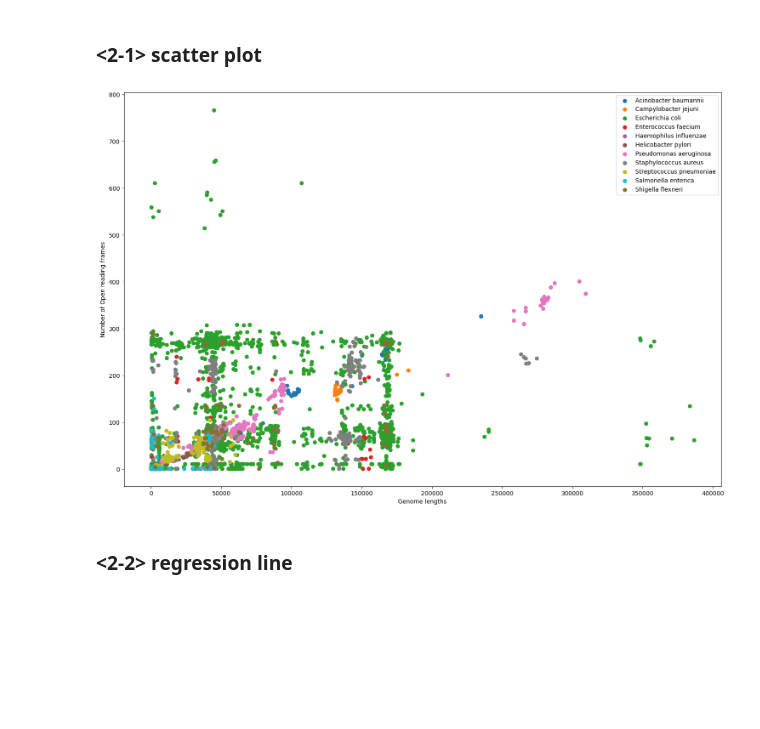
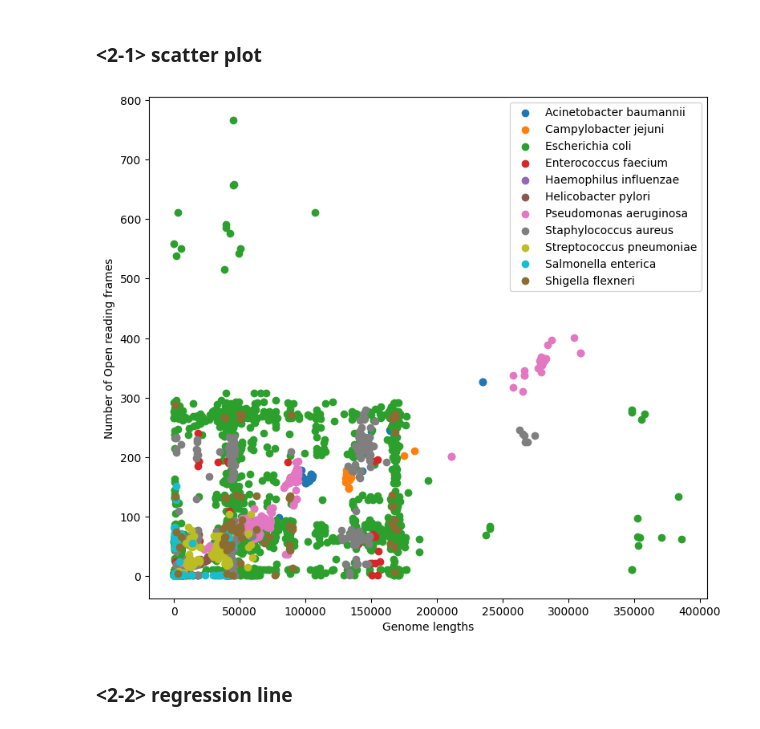
Before and after one commit to hshimlab/phage_protein, a Jupyter notebook: phage_figures/Scatterplot.ipynb, the cells around one changed output. Drawn from its saved outputs; the diff is of its cells as text; code cells hidden in the pictures; blank space fills up the shorter version.

Commit message:
figures added

```diff
--- a/phage_figures/Scatterplot.ipynb
+++ b/phage_figures/Scatterplot.ipynb
@@ -151,14 +151,14 @@ plt.show()
 # %% [markdown]
 ### <2-1> scatter plot
 # %%
-## Acinobacter baumannii
-csv_Acinobacter_baumannii = "D:\Bacteriophage\ESKAPE\Regression curve\ESKAPE_Acinobacter baumannii.csv"
-df_Acinobacter_baumannii = pd.read_csv(csv_Acinobacter_baumannii)
-df_Acinobacter_baumannii.replace(0, float('nan'), inplace=True)
+## Acinetobacter baumannii
+csv_Acinetobacter_baumannii = "D:\Bacteriophage\ESKAPE\Regression curve\ESKAPE_Acinetobacter baumannii.csv"
+df_Acinetobacter_baumannii = pd.read_csv(csv_Acinetobacter_baumannii)
+df_Acinetobacter_baumannii.replace(0, float('nan'), inplace=True)
 
-phage_IDs_Acinobacter_baumannii = df_Acinobacter_baumannii['phage ID']
-Number_of_ORF_Acinobacter_baumannii = df_Acinobacter_baumannii['Number of ORF']
-Genome_lengths_Acinobacter_baumannii = df_Acinobacter_baumannii['Genome lengths']
+phage_IDs_Acinetobacter_baumannii = df_Acinetobacter_baumannii['phage ID']
+Number_of_ORF_Acinetobacter_baumannii = df_Acinetobacter_baumannii['Number of ORF']
+Genome_lengths_Acinetobacter_baumannii = df_Acinetobacter_baumannii['Genome lengths']
 
 ## Campylobacter jejuni
 csv_Campylobacter_jejuni = "D:\Bacteriophage\ESKAPE\Regression curve\ESKPAE_Campylobacter jejuni.csv"
@@ -250,30 +250,30 @@ phage_IDs_Shigella_flexneri = df_Shigella_flexneri['phage ID']
 Number_of_ORF_Shigella_flexneri = df_Shigella_flexneri['Number of ORF']
 Genome_lengths_Shigella_flexneri = df_Shigella_flexneri['Genome lengths']
 # %%
-plt.figure(figsize=(15, 10))
+plt.figure(figsize=(8, 7))
 
-plt.scatter(Genome_lengths_Acinobacter_baumannii, Number_of_ORF_Acinobacter_baumannii, label='Acinobacter baumannii', c='#1f77b4')
+plt.scatter(Genome_lengths_Acinetobacter_baumannii, Number_of_ORF_Acinetobacter_baumannii, label='Acinetobacter baumannii', c='#1f77b4')
 plt.scatter(Genome_lengths_Campylobacter_jejuni, Number_of_ORF_Campylobacter_jejuni, label='Campylobacter jejuni', c='#ff7f0e')
 plt.scatter(Genome_lengths_Escherichia_coli, Number_of_ORF_Escherichia_coli, label='Escherichia coli', c='#2ca02c')
 plt.scatter(Genome_lengths_Enterococcus_faecium, Number_of_ORF_Enterococcus_faecium, label='Enterococcus faecium', c='#d62728')
 plt.scatter(Genome_lengths_Haemophilus_influenzae, Number_of_ORF_Haemophilus_influenzae, label='Haemophilus influenzae', c='#9467bd')
 plt.scatter(Genome_lengths_Helicobacter_pylori, Number_of_ORF_Helicobacter_pylori, label='Helicobacter pylori', c='#8c564b')
 plt.scatter(Genome_lengths_Pseudomonas_aeruginosa, Number_of_ORF_Pseudomonas_aeruginosa, label='Pseudomonas aeruginosa', c='#e377c2')
 plt.scatter(Genome_lengths_Staphylococcus_aureus, Number_of_ORF_Staphylococcus_aureus, label='Staphylococcus aureus', c='#7f7f7f')
 plt.scatter(Genome_lengths_Streptococcus_pneumoniae, Number_of_ORF_Streptococcus_pneumoniae, label='Streptococcus pneumoniae', c='#bcbd22')
 plt.scatter(Genome_lengths_Salmonella_enterica, Number_of_ORF_Salmonella_enterica, label='Salmonella enterica', c='#17becf')
 plt.scatter(Genome_lengths_Shigella_flexneri, Number_of_ORF_Shigella_flexneri, label='Shigella flexneri', c='#8c6d31')
 
 plt.xlabel('Genome lengths')
 plt.ylabel('Number of Open reading frames')
 plt.legend()
 
 plt.tight_layout()
 plt.savefig("D:\Bacteriophage\ESKAPE\Regression curve\Scatter_plot_every_host_ESKAPE_pathogen.jpg")
 
 plt.show()
 # %% [output]
-[figure, old version]
+[figure, new version]
 # %% [markdown]
 ### <2-2> regression line
 # %% [markdown]
```
Also changed, not shown: parts of 12 cells of this notebook, 3 other files.
